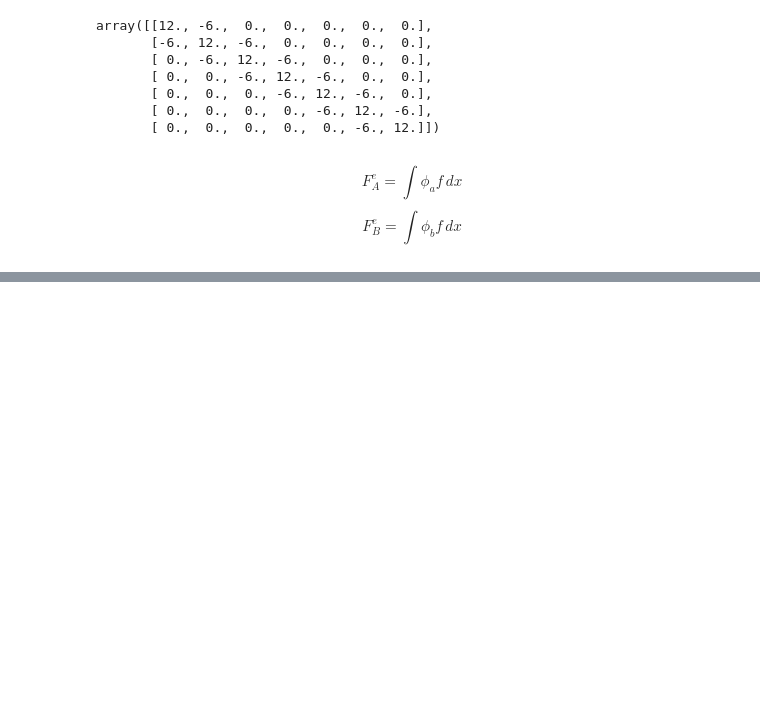
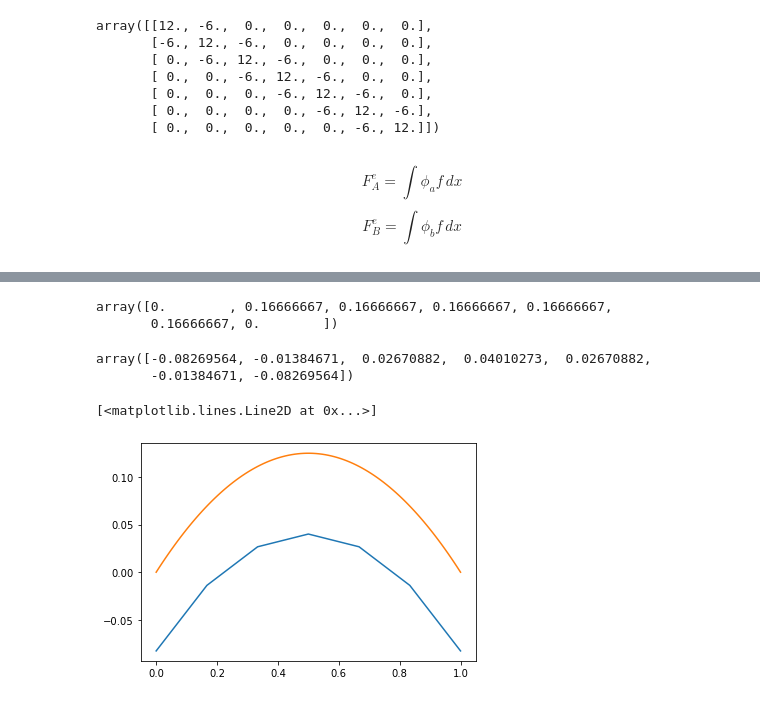
Before and after one commit to lucamedeir/WeirdGuitarFem, a Jupyter notebook: Ruela.ipynb, the cells around one changed output, grey strips where cells are left out. Saved outputs shown, nothing was run; the diff lists cells and outputs as text; code cells hidden in the pictures; blank space fills up the shorter version.

```diff
--- a/Ruela.ipynb
+++ b/Ruela.ipynb
@@ -112,5 +112,5 @@ array([-1, 1], dtype=object)
 # %%
-Fe = np.array([[-1,1])
+Fe = np.array([1,1])
 
 he = X[1]-X[0]
 
@@ -131,0 +137,14 @@ F[-1] += he*Fe[0]/2
+# %%
+# Boundary Conditions
+
+F[0] = 0
+F[-1] = 0
+
+K[0,0] = 1
+K[-1,-1] = 1
+
+#F[1] -= K[0,1]
+#F[-2] -= K[-1,-2]
+
+#K[0,1] = K[1,0] = 0
+#K[-2,-1] = K[-1,-2] = 0
@@ -131,0 +161,5 @@ F[-1] += he*Fe[0]/2
+# %%
+F
+# %% [output]
+array([0.        , 0.16666667, 0.16666667, 0.16666667, 0.16666667,
+       0.16666667, 0.        ])
@@ -131,0 +169,15 @@ F[-1] += he*Fe[0]/2
+# %%
+uh = solve(K,F)
+Y = np.linspace(0,1,100)
+u = -Y*(Y-1)/2
+# %%
+uh
+# %% [output]
+array([-0.08269564, -0.01384671,  0.02670882,  0.04010273,  0.02670882,
+       -0.01384671, -0.08269564])
+# %%
+plt.plot(X,uh)
+plt.plot(Y,u)
+# %% [output]
+[<matplotlib.lines.Line2D at 0x...>]
+[figure, added]
```
Also changed, not shown: parts of 4 cells of this notebook.
